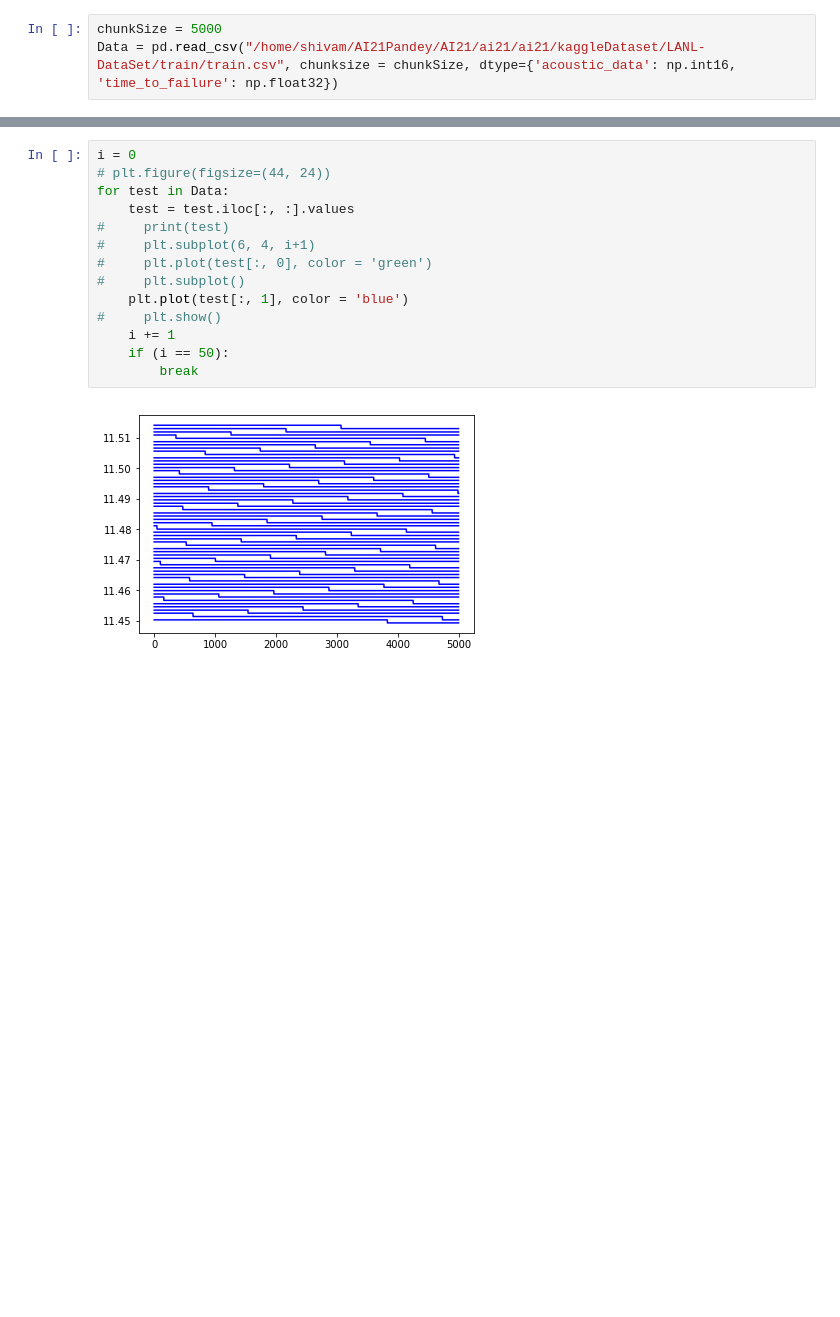
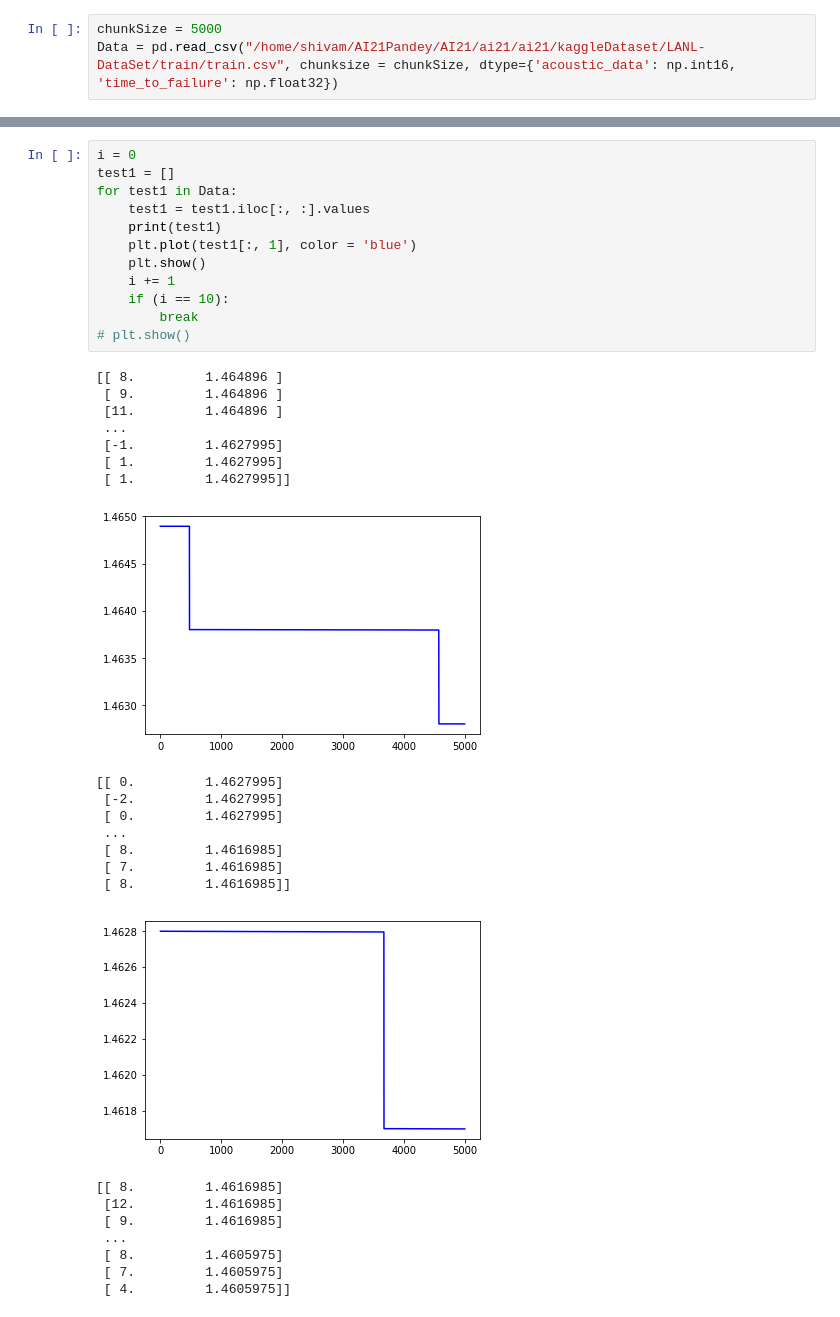
Before and after one commit to De-Val/LANL-Earthquake-Prediction, a Jupyter notebook: initializeData.ipynb, the cells around one changed output, grey strips where cells are left out. Drawn from its saved outputs; the diff is of its cells as text; blank space fills up the shorter version.

Commit message:
Data visualized via chunking with pandas and mpl

```diff
--- a/initializeData.ipynb
+++ b/initializeData.ipynb
@@ -25,16 +22,36 @@ for test in Data:
 # %%
 i = 0
-# plt.figure(figsize=(44, 24))
-for test in Data:
-    test = test.iloc[:, :].values
-#     print(test)
-#     plt.subplot(6, 4, i+1)
-#     plt.plot(test[:, 0], color = 'green')
-#     plt.subplot()
-    plt.plot(test[:, 1], color = 'blue')
-#     plt.show()
+test1 = []
+for test1 in Data:
+    test1 = test1.iloc[:, :].values
+    print(test1)
+    plt.plot(test1[:, 1], color = 'blue')
+    plt.show()
     i += 1
-    if (i == 50):
+    if (i == 10):
         break
+# plt.show()
 # %% [output]
+[[ 8.         1.464896 ]
+ [ 9.         1.464896 ]
+ [11.         1.464896 ]
+ ...
+ [-1.         1.4627995]
+ [ 1.         1.4627995]
+ [ 1.         1.4627995]]
-[figure, old version]
+[figure, new version]
+[[ 0.         1.4627995]
+ [-2.         1.4627995]
+ [ 0.         1.4627995]
+ ...
+ [ 8.         1.4616985]
+ [ 7.         1.4616985]
+ [ 8.         1.4616985]]
+[figure, added]
+[[ 8.         1.4616985]
+ [12.         1.4616985]
+ [ 9.         1.4616985]
+ ...
+ [ 8.         1.4605975]
+ [ 7.         1.4605975]
+ [ 4.         1.4605975]]
```
Also changed, not shown: parts of 2 cells of this notebook.
